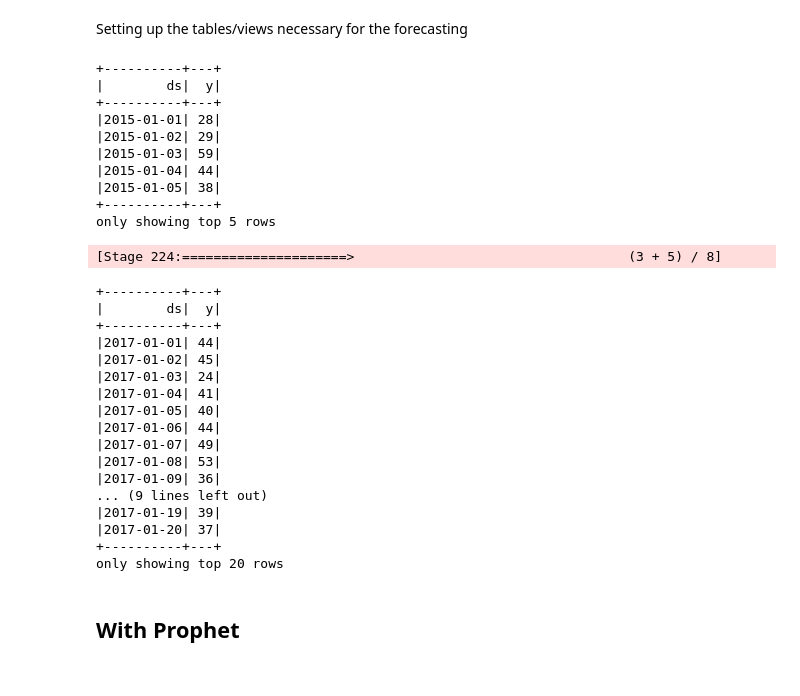
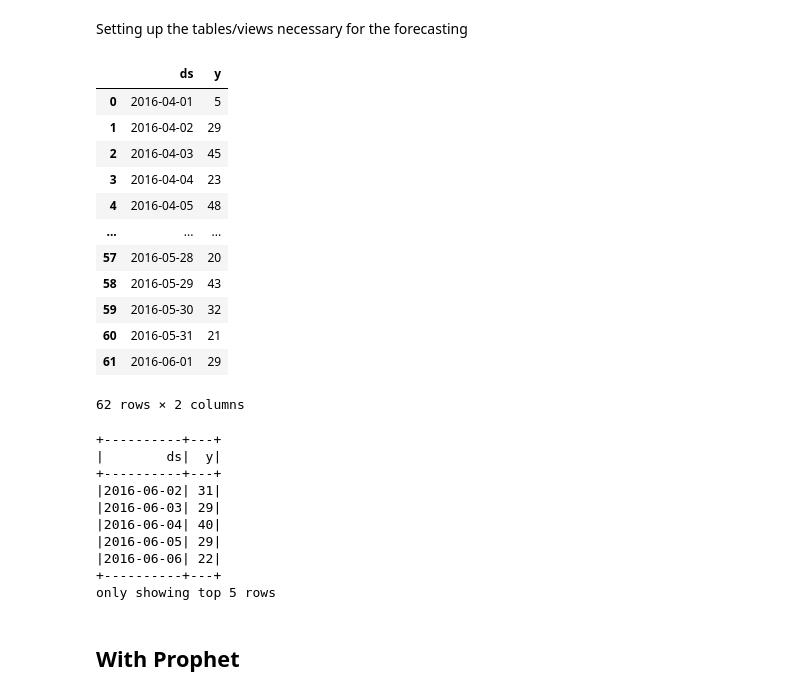
Before and after one commit to SunithAreng/DSS_Project_DataCo, a Jupyter notebook: Comparison between Models.ipynb, the cells around one changed output. Saved outputs shown, nothing was run; the diff lists cells and outputs as text; code cells hidden in the pictures.

```diff
--- a/Comparison between Models.ipynb
+++ b/Comparison between Models.ipynb
@@ -87,26 +126,29 @@ Setting up the tables/views necessary for the forecasting
 # %%
 prophet_df = spark.sql("""
                        Select order_date as ds,
                        sum(order_item_quantity) as y
                        From my_table
                        Where product_card_id = 191
-                       AND o_year < 2017
+                       AND order_date <= '2016-06-01'
+                       and order_country = 'Estados Unidos'
                        group by ds
                        order by ds
-                       """)
-prophet_df.show(5)
-prophet_df = prophet_df.toPandas()
+                       """).toPandas()
+prophet_df
 # %% [output]
+|  | ds | y |
+| 0 | 2016-04-01 | 5 |
+| 1 | 2016-04-02 | 29 |
+| 2 | 2016-04-03 | 45 |
+| 3 | 2016-04-04 | 23 |
+| 4 | 2016-04-05 | 48 |
+| ... | ... | ... |
+| 57 | 2016-05-28 | 20 |
+| 58 | 2016-05-29 | 43 |
+| 59 | 2016-05-30 | 32 |
+| 60 | 2016-05-31 | 21 |
+| 61 | 2016-06-01 | 29 |
-+----------+---+
-|        ds|  y|
-+----------+---+
-|2015-01-01| 28|
-|2015-01-02| 29|
-|2015-01-03| 59|
-|2015-01-04| 44|
-|2015-01-05| 38|
-+----------+---+
-only showing top 5 rows
+62 rows × 2 columns
 # %%
 spark.sql("""
             CREATE OR REPLACE TEMPORARY VIEW actual AS
@@ -114,31 +156,24 @@ spark.sql("""
             sum(order_item_quantity) as y
             From my_table
             Where product_card_id = 191
-            AND o_year Between 2017 and 2018
+            and order_country = 'Estados Unidos'
+            AND order_date > '2016-06-01'
             group by ds
             order by ds
         """)
 # actual.show(5)
-# spark.sql('select * from actual').show(5)
+spark.sql('select * from actual').show(5)
 # %% [output]
-[Stage 224:=====================>                                   (3 + 5) / 8]
++----------+---+
+|        ds|  y|
++----------+---+
+|2016-06-02| 31|
+|2016-06-03| 29|
+|2016-06-04| 40|
+|2016-06-05| 29|
+|2016-06-06| 22|
++----------+---+
+only showing top 5 rows
-+----------+---+
-|        ds|  y|
-+----------+---+
-|2017-01-01| 44|
-|2017-01-02| 45|
-|2017-01-03| 24|
-|2017-01-04| 41|
-|2017-01-05| 40|
-|2017-01-06| 44|
-|2017-01-07| 49|
-|2017-01-08| 53|
-|2017-01-09| 36|
-... (9 lines left out)
-|2017-01-19| 39|
-|2017-01-20| 37|
-+----------+---+
-only showing top 20 rows
 # %% [markdown]
 ## With Prophet
 # %%
```
Also changed, not shown: parts of 10 cells of this notebook, 3 other files.
